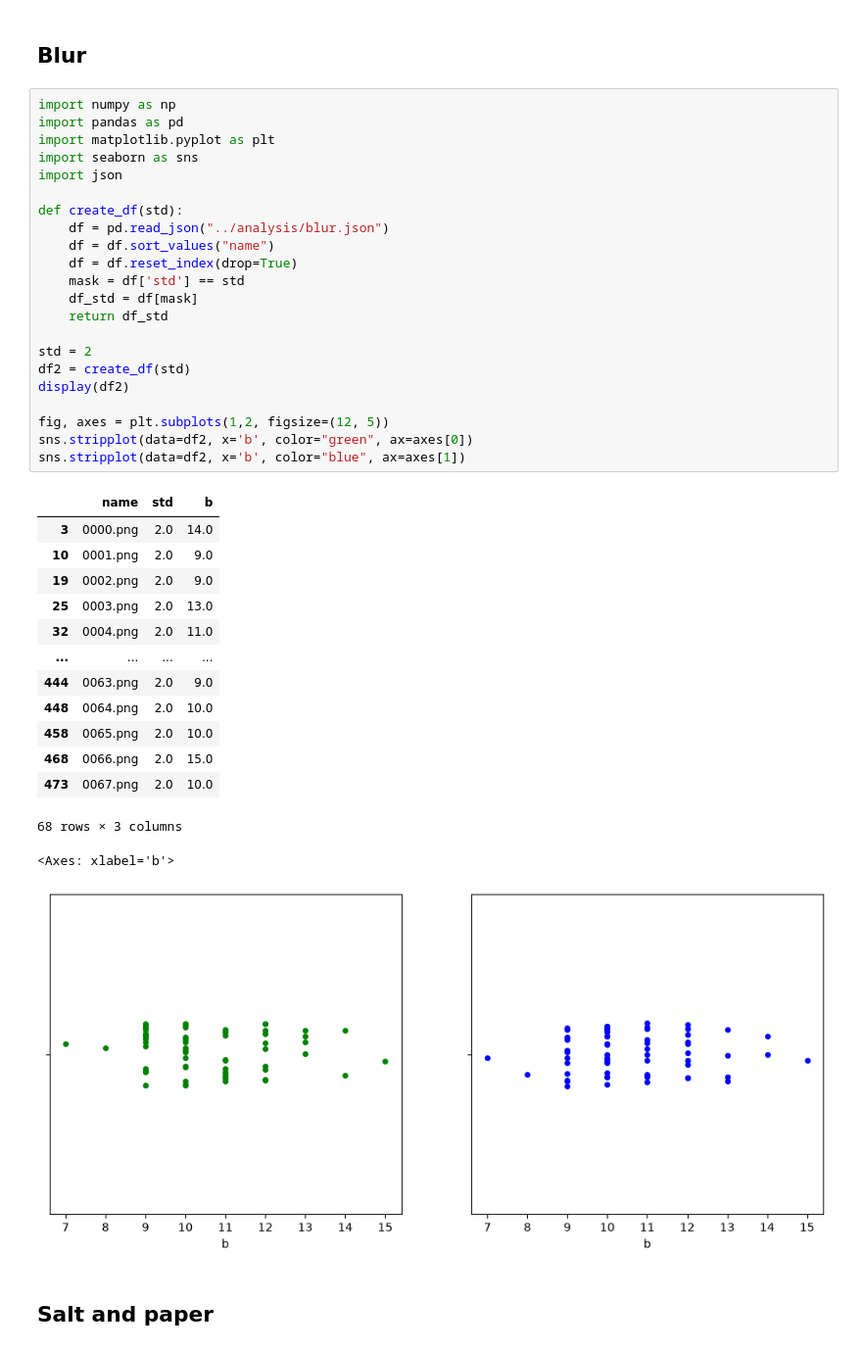
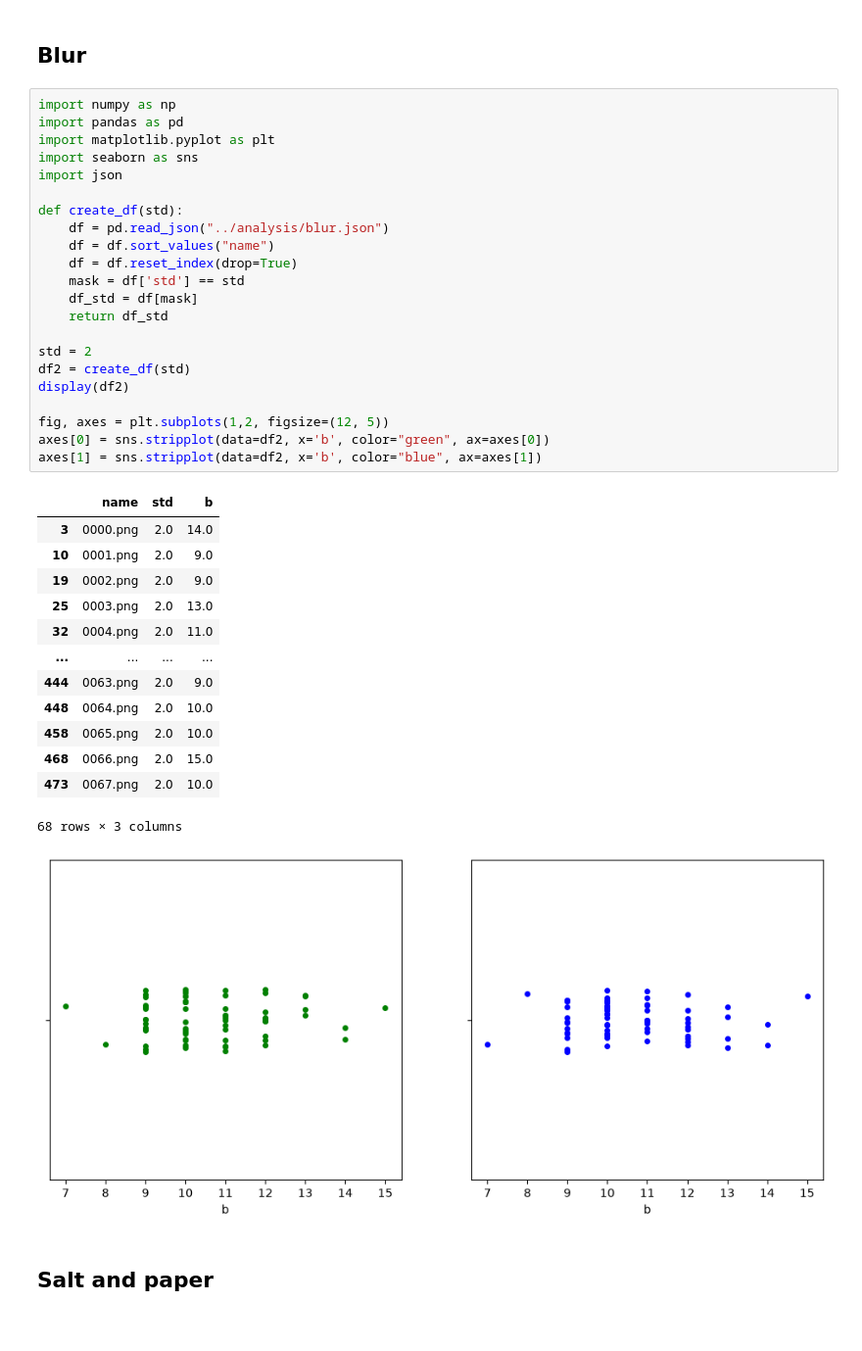
Before and after one commit to chaosmagnvm/Image-auto-denoising, a Jupyter notebook: notebooks/stats.ipynb, the cells around one changed output. Shown at 98% size. Saved outputs shown, nothing was run; the diff lists cells and outputs as text.

```diff
--- a/notebooks/stats.ipynb
+++ b/notebooks/stats.ipynb
@@ -48,37 +47,36 @@ import matplotlib.pyplot as plt
 import seaborn as sns
 import json
 
 def create_df(std):
     df = pd.read_json("../analysis/blur.json")
     df = df.sort_values("name")
     df = df.reset_index(drop=True)
     mask = df['std'] == std
     df_std = df[mask]
     return df_std
 
 std = 2
 df2 = create_df(std)
 display(df2)
 
 fig, axes = plt.subplots(1,2, figsize=(12, 5))
-sns.stripplot(data=df2, x='b', color="green", ax=axes[0])
-sns.stripplot(data=df2, x='b', color="blue", ax=axes[1])
+axes[0] = sns.stripplot(data=df2, x='b', color="green", ax=axes[0])
+axes[1] = sns.stripplot(data=df2, x='b', color="blue", ax=axes[1])
 # %% [output]
 |  | name | std | b |
 | 3 | 0000.png | 2.0 | 14.0 |
 | 10 | 0001.png | 2.0 | 9.0 |
 | 19 | 0002.png | 2.0 | 9.0 |
 | 25 | 0003.png | 2.0 | 13.0 |
 | 32 | 0004.png | 2.0 | 11.0 |
 | ... | ... | ... | ... |
 | 444 | 0063.png | 2.0 | 9.0 |
 | 448 | 0064.png | 2.0 | 10.0 |
 | 458 | 0065.png | 2.0 | 10.0 |
 | 468 | 0066.png | 2.0 | 15.0 |
 | 473 | 0067.png | 2.0 | 10.0 |
 68 rows × 3 columns
-<Axes: xlabel='b'>
-[figure, old version]
+[figure, new version]
 # %% [markdown]
 ## Salt and paper
 # %%
```
Also changed, not shown: parts of 3 cells of this notebook.
